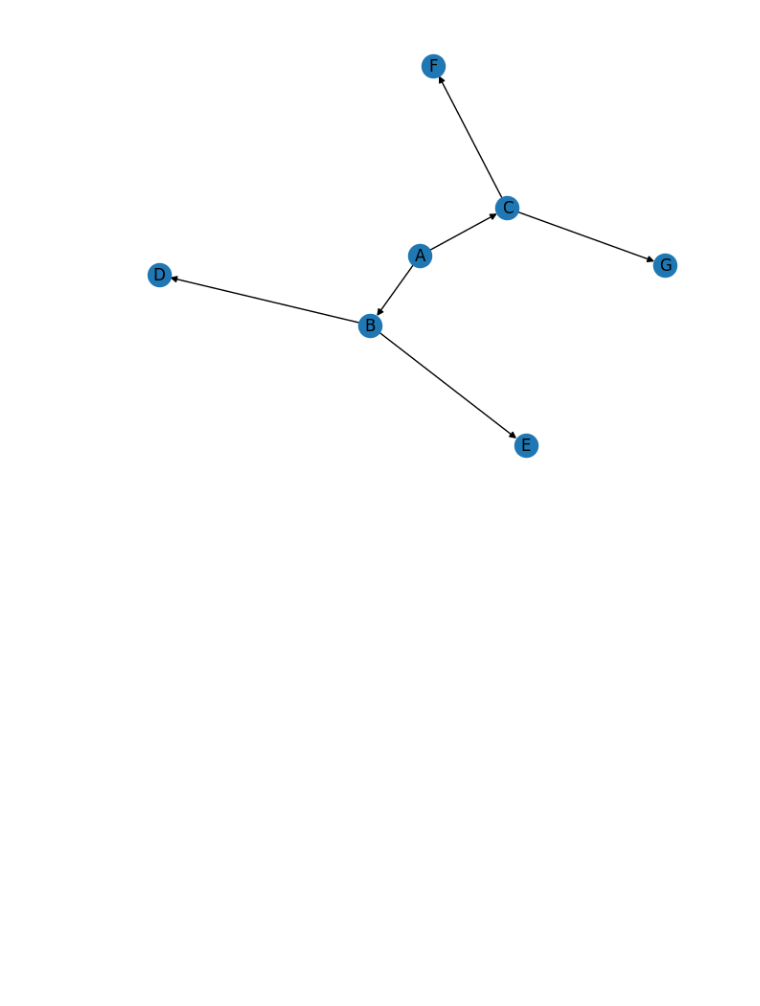
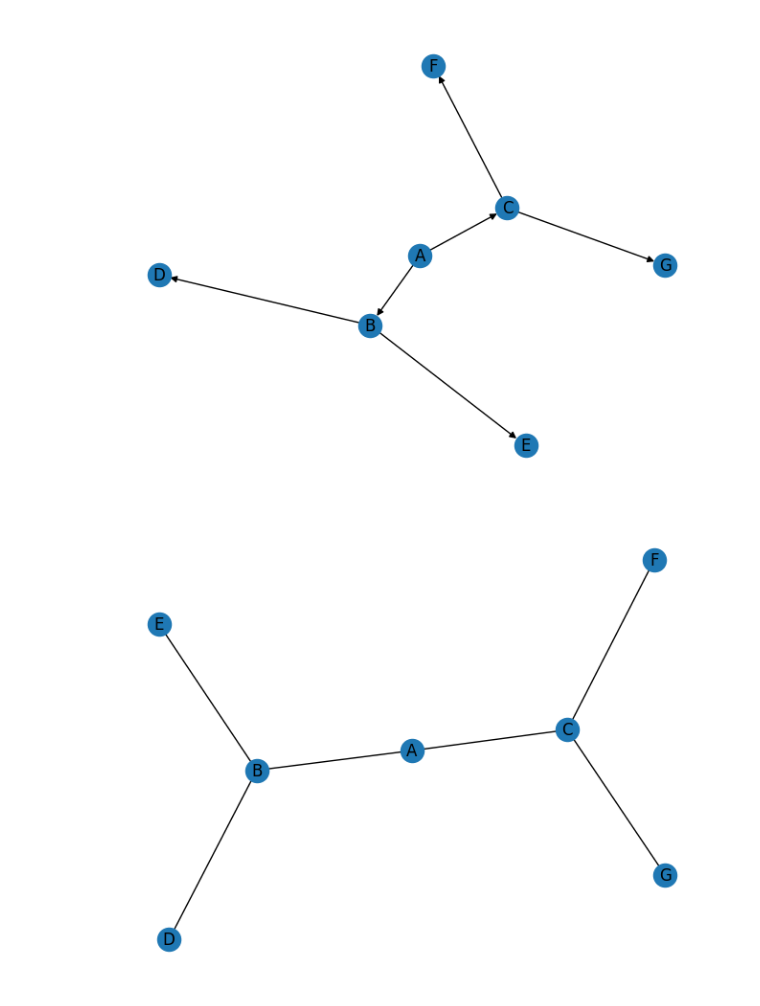
Before and after one commit to marielean/ChargingStations, a Jupyter notebook: prova.ipynb, the cells around one changed output. Cells and saved outputs as stored; diff of their text form; code cells hidden in the pictures; blank space fills up the shorter version.

```diff
--- a/prova.ipynb
+++ b/prova.ipynb
@@ -20,3 +20,20 @@ nx.draw(G, with_labels=True)
 plt.show()
 # %% [output]
 [figure]
+# %%
+# Create a new undirected graph G
+G = nx.Graph()
+
+# Add edges (implicitely adds nodes)
+G.add_edge('A', 'B')
+G.add_edge('A', 'C')
+G.add_edge('B', 'D')
+G.add_edge('B', 'E')
+G.add_edge('C', 'F')
+G.add_edge('C', 'G')
+
+# Draw the graph
+nx.draw(G, with_labels=True)
+plt.show()
+# %% [output]
+[figure, added]
```
Also changed, not shown: parts of 1 cell of this notebook.
